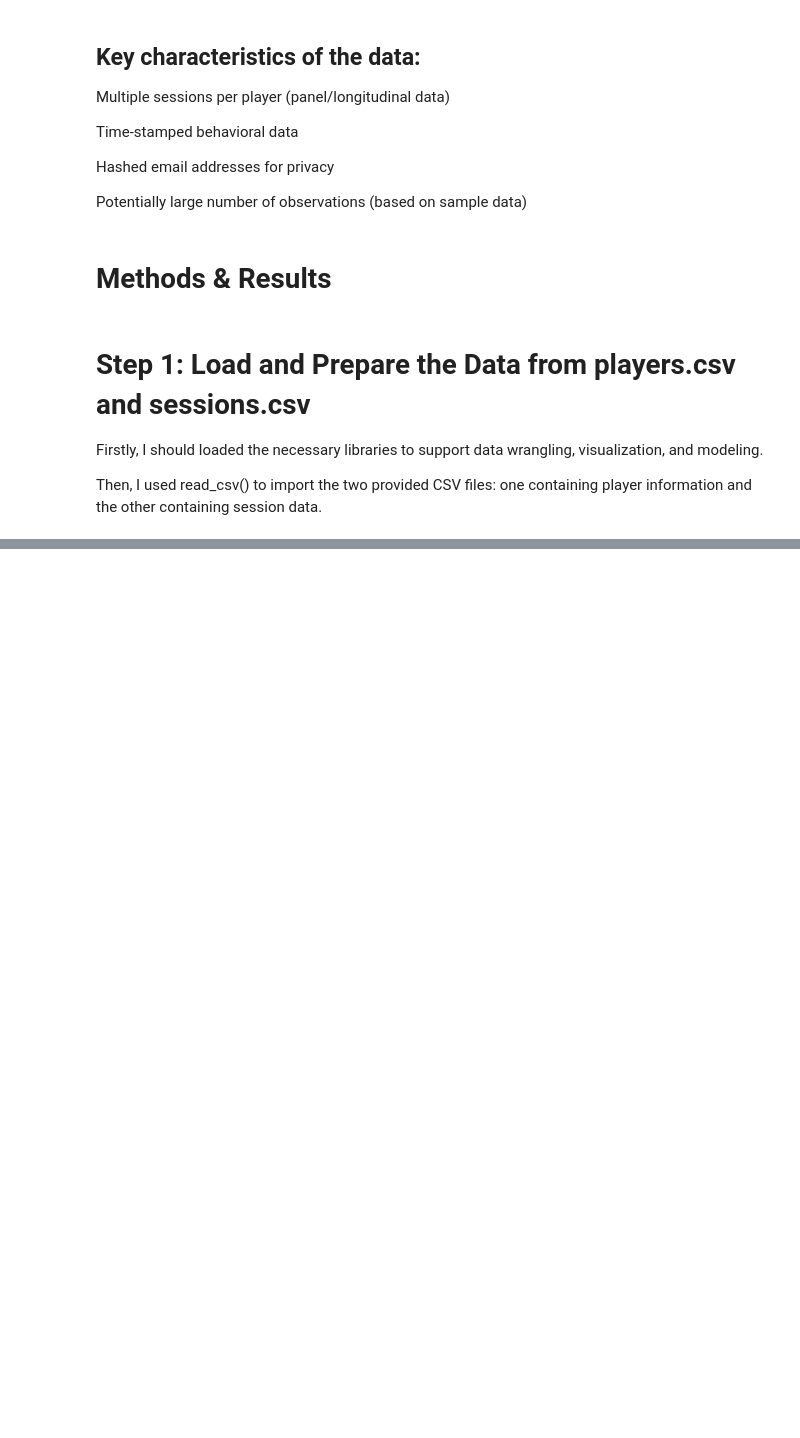
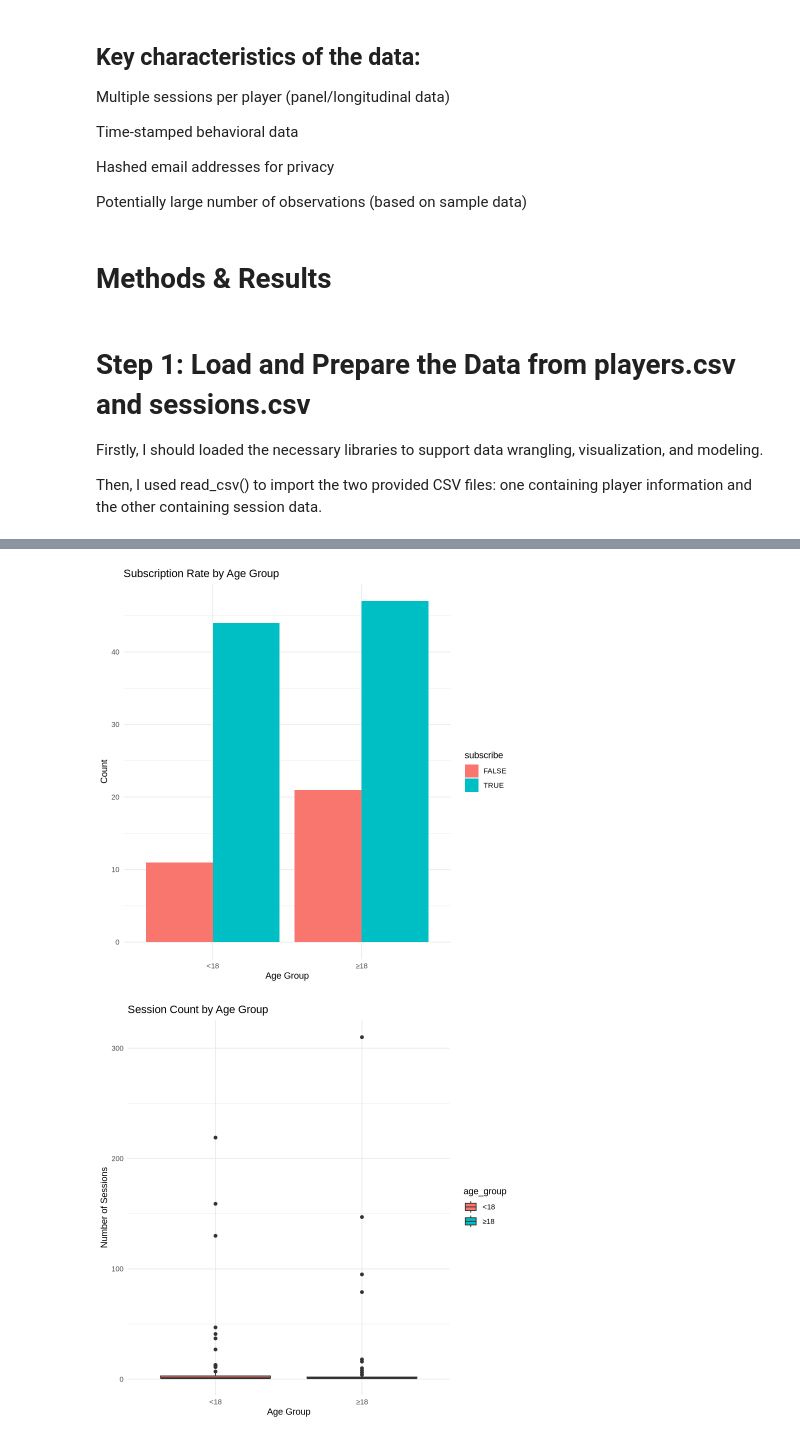
Before and after one commit to sunxinyan79214219/my-dcsi-project-Use-version, a Jupyter notebook: new use homework project 1.ipynb, the cells around one changed output, grey strips where cells are left out. Drawn from its saved outputs; the diff is of its cells as text; code cells hidden in the pictures; blank space fills up the shorter version.

```diff
--- a/new use homework project 1.ipynb
+++ b/new use homework project 1.ipynb
@@ -161,15 +161,19 @@ A tibble: 123 × 9
 # %%
 # Draw a bar chart of age groups and subscription status
 
 age_subscribe <- ggplot(players, aes(x = age_group, fill = subscribe)) +
   geom_bar(position = "dodge") +
   labs(title = "Subscription Rate by Age Group",
        x = "Age Group", y = "Count") +
   theme_minimal()
-
+age_subscribe
 # Draw a box plot of age groups and number of conversations
 age_sessions <- ggplot(players, aes(x = age_group, y = num_sessions, fill = age_group)) +
   geom_boxplot() +
   labs(title = "Session Count by Age Group",
        x = "Age Group", y = "Number of Sessions") +
   theme_minimal()
+age_sessions
+# %% [output]
+[figure, added]
+[figure, added]
```
Also changed, not shown: parts of 5 cells of this notebook.
